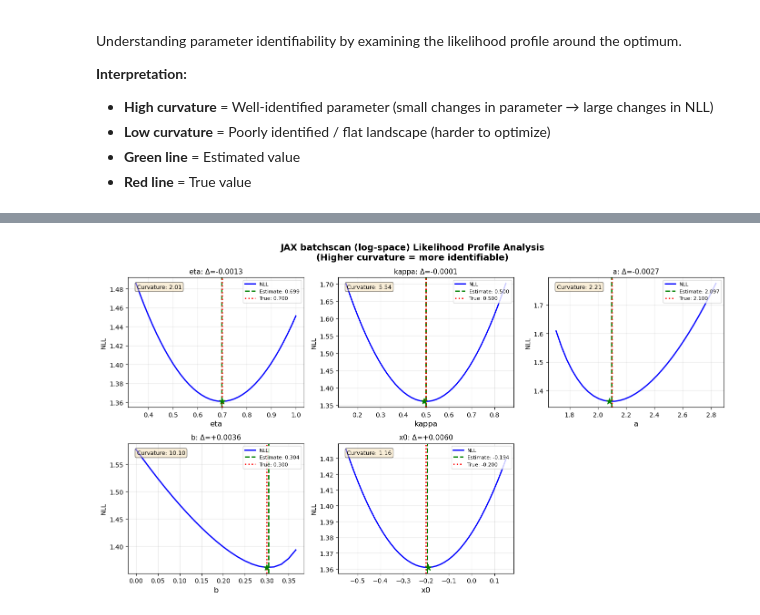
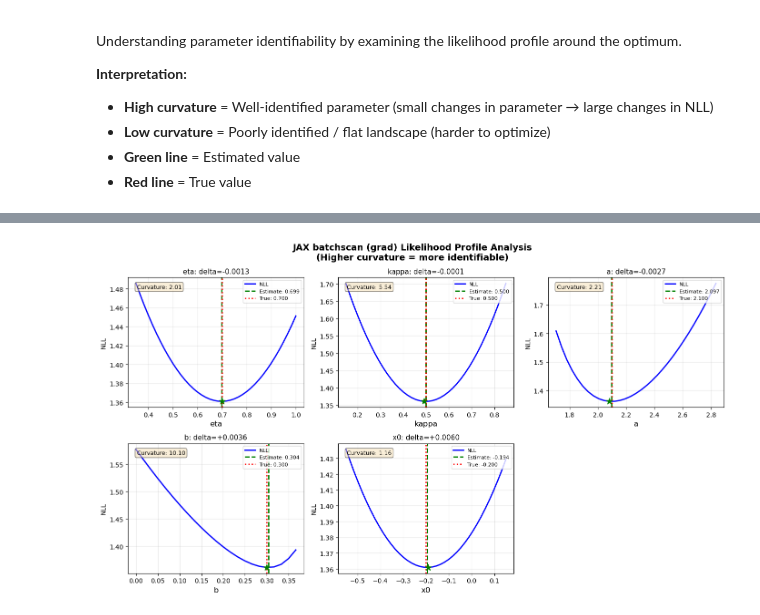
Before and after one commit to RiverFlowsInYou98/efficient-fpt, a Jupyter notebook: examples/example_jax/mle_comparison.ipynb, the cells around one changed output, grey strips where cells are left out. Cells and saved outputs as stored; diff of their text form; code cells hidden in the pictures.

```diff
--- a/examples/example_jax/mle_comparison.ipynb
+++ b/examples/example_jax/mle_comparison.ipynb
@@ -260,0 +244,15 @@ Gradient at true params:
+# %%
+# Gradients for both variants
+jax_nll_grad_batchscan = jit(grad(jax_mean_nll_batchscan))
+jax_nll_grad_batchvmap = jit(grad(jax_mean_nll_batchvmap))
+
+grad_scan = jax_nll_grad_batchscan(test_params)
+grad_vmap = jax_nll_grad_batchvmap(test_params)
+
+print("Gradient at true params (batchscan):")
+for name, val in zip(['eta', 'kappa', 'a', 'b', 'x0'], grad_scan):
+    print(f"  d/d{name} = {float(val):.6f}")
+print()
+print("Gradient at true params (batchvmap):")
+for name, val in zip(['eta', 'kappa', 'a', 'b', 'x0'], grad_vmap):
+    print(f"  d/d{name} = {float(val):.6f}")
@@ -822,7 +793,6 @@ def plot_likelihood_profiles(best_params, param_names, true_params, nll_func,
         opt_val = best_params[i]
         true_val = true_params[name]
 
-        # Use a finite local window around the true value even when bounds are infinite.
         radius = max(0.2, 0.35 * max(abs(true_val), abs(opt_val), 1.0))
         lo = true_val - radius
         hi = true_val + radius
@@ -863,7 +833,7 @@ def plot_likelihood_profiles(best_params, param_names, true_params, nll_func,
 
         ax.set_xlabel(name, fontsize=12)
         ax.set_ylabel('NLL', fontsize=10)
-        ax.set_title(f'{name}: Δ={opt_val - true_val:+.4f}', fontsize=11)
+        ax.set_title(f'{name}: delta={opt_val - true_val:+.4f}', fontsize=11)
         ax.legend(fontsize=8, loc='upper right')
         ax.grid(True, alpha=0.3)
 
@@ -886,51 +856,31 @@ def plot_likelihood_profiles(best_params, param_names, true_params, nll_func,
 
     return fig
 
-METHOD = "JAX (trust-constr, grad)"
 
-if METHOD == 'Cython (trust-constr)':
-    best_result = optimization_results['Cython (trust-constr)']
-    best_method = 'Cython (trust-constr)'
-elif METHOD == 'JAX (trust-constr, grad)':
-    best_result = optimization_results['JAX (trust-constr, grad)']
-    best_method = 'JAX (trust-constr, grad)'
-elif METHOD == 'JAX (trust-constr, no grad)':
-    best_result = optimization_results['JAX (trust-constr, no grad)']
-    best_method = 'JAX (trust-constr, no grad)'
-else:
-    raise ValueError(f"Unknown METHOD: {METHOD}")
+# Use the batchscan grad result for landscape analysis (arbitrary choice)
+best_key = 'JAX batchscan (grad)'
+if best_key not in optimization_results:
+    # Fallback: pick the first available JAX grad result
+    best_key = next((k for k in optimization_results if 'grad' in k and 'no grad' not in k), None)
+if best_key is None:
+    best_key = next(iter(optimization_results))
 
-print(f"Analyzing likelihood landscape around {best_method} optimum...")
+best_result = optimization_results[best_key]
+print(f"Analyzing likelihood landscape around {best_key} optimum...")
 print(f"Best NLL: {best_result['nll']:.4f}")
-print("Using log_space=True for the profile evaluations.")
 print()
 
-if METHOD == 'Cython (trust-constr)':
-    def profile_nll(params):
-        return cython_nll(params, log_space=True, warn=False)
+# Build a profile NLL using batchscan
+profile_nll_fn = make_addm_nll_function_batchscan(
+    rt_data, choice_data, r1_data, r2_data, flag_data,
+    sacc_data_padded, d_data,
+    order_mid=30, order_last=30,
+    trunc_num=TRUNC_NUM_JAX, log_space=True, use_remat=JAX_USE_REMAT,
+)
 
-    profile_label = "Cython (log-space)"
-else:
-    profile_jax_sum_nll_fn = jax_nll_factory(
-        rt_data,
-        choice_data,
-        r1_data,
-        r2_data,
-        flag_data,
-        sacc_data_padded,
-        d_data,
-        order_mid=30,
-        order_last=30,
-        trunc_num=TRUNC_NUM_JAX,
-        log_space=True,
-        use_remat=JAX_USE_REMAT,
-    )
-
-    def profile_nll(params):
-        eta, kappa, a, b, x0 = params
-        return float(profile_jax_sum_nll_fn(eta, kappa, TRUE_PARAMS['sigma'], a, b, x0) / num_data)
-
-    profile_label = f"JAX {JAX_BATCH_METHOD} (log-space)"
+def profile_nll(params):
+    eta, kappa, a, b, x0 = params
+    return float(profile_nll_fn(eta, kappa, TRUE_PARAMS['sigma'], a, b, x0) / num_data)
 
 param_names = ['eta', 'kappa', 'a', 'b', 'x0']
 true_params_dict = {name: TRUE_PARAMS[name] for name in param_names}
@@ -943,6 +893,6 @@ _ = plot_likelihood_profiles(
     bounds=bounds,
     max_rt=max_rt,
     n_points=40,
-    title_prefix=f"{profile_label} ",
+    title_prefix=f"{best_key} ",
 )
 # %% [output]
@@ -952,4 +901,4 @@ Using log_space=True for the profile evaluations.
-[figure, old version]
+[figure, new version]
 # %% [markdown]
 ## 6. Key Takeaways
 
```
Also changed, not shown: parts of 22 cells of this notebook, 1 other file.
